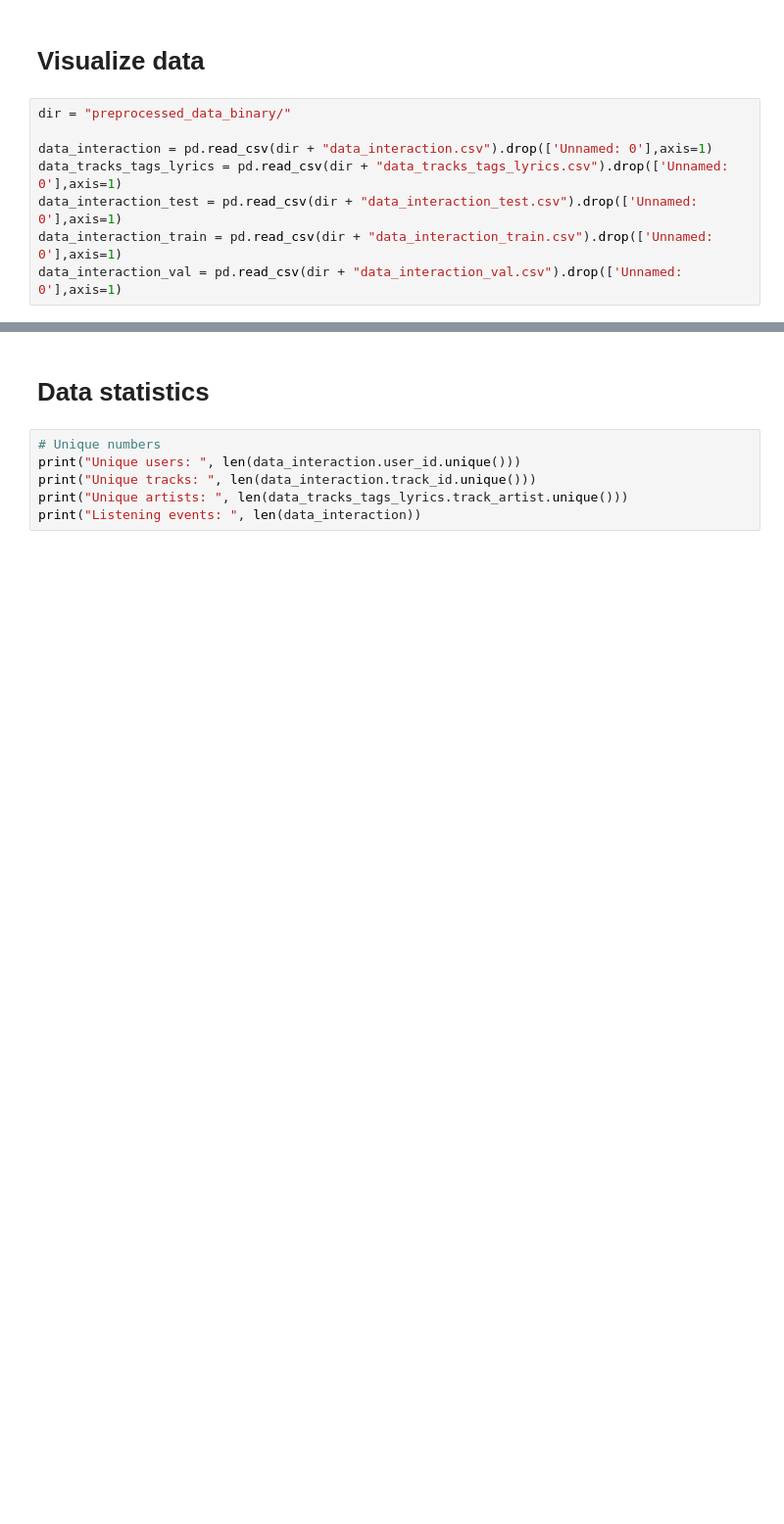
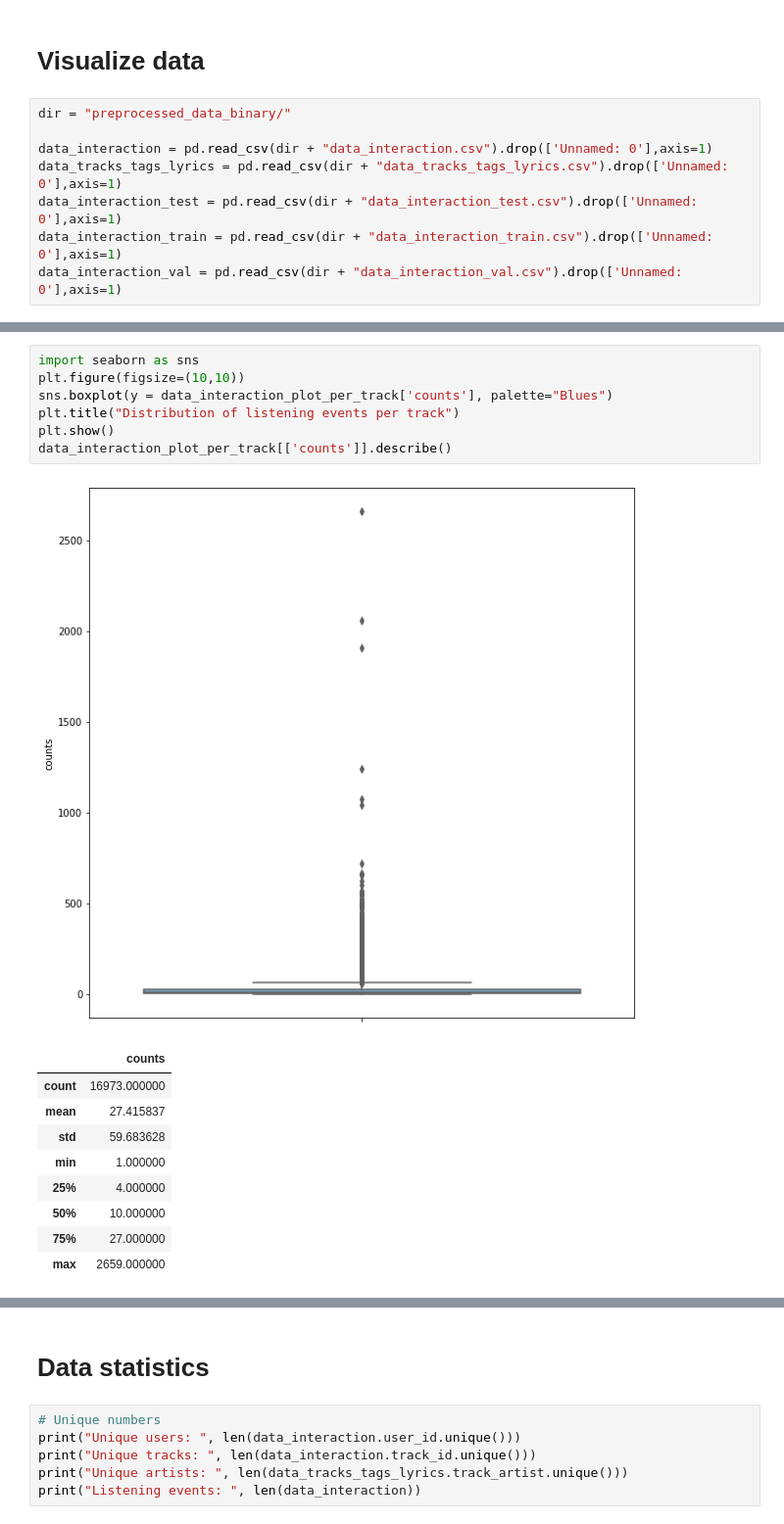
Before and after one commit to Katrin-Leberfinger/Hybrid-gender-debiased-music-recommendation, a Jupyter notebook: 01_data_preprocessing.ipynb, the cells around one changed output, grey strips where cells are left out. Shown at 98% size. Saved outputs shown, nothing was run; the diff lists cells and outputs as text; blank space fills up the shorter version.

```diff
--- a/01_data_preprocessing.ipynb
+++ b/01_data_preprocessing.ipynb
@@ -183,0 +204,18 @@ data_interaction_plot_per_user[['counts']].describe()
+# %%
+import seaborn as sns
+plt.figure(figsize=(10,10))
+sns.boxplot(y = data_interaction_plot_per_track['counts'], palette="Blues")
+plt.title("Distribution of listening events per track")
+plt.show()
+data_interaction_plot_per_track[['counts']].describe()
+# %% [output]
+[figure, added]
+|  | counts |
+| count | 16973.000000 |
+| mean | 27.415837 |
+| std | 59.683628 |
+| min | 1.000000 |
+| 25% | 4.000000 |
+| 50% | 10.000000 |
+| 75% | 27.000000 |
+| max | 2659.000000 |
```
Also changed, not shown: parts of 25 cells of this notebook.
